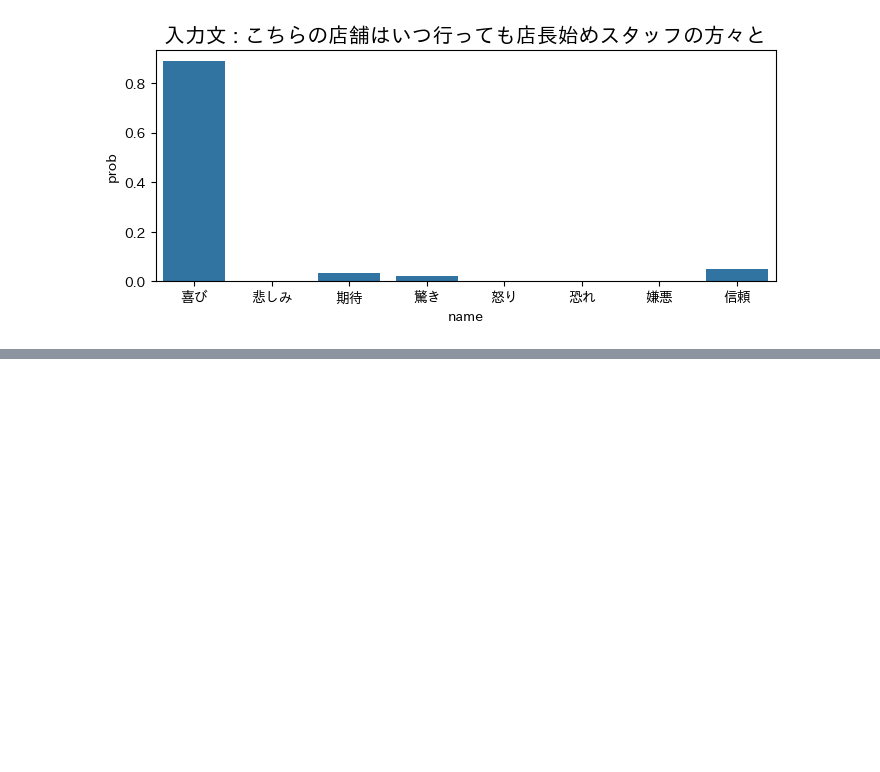
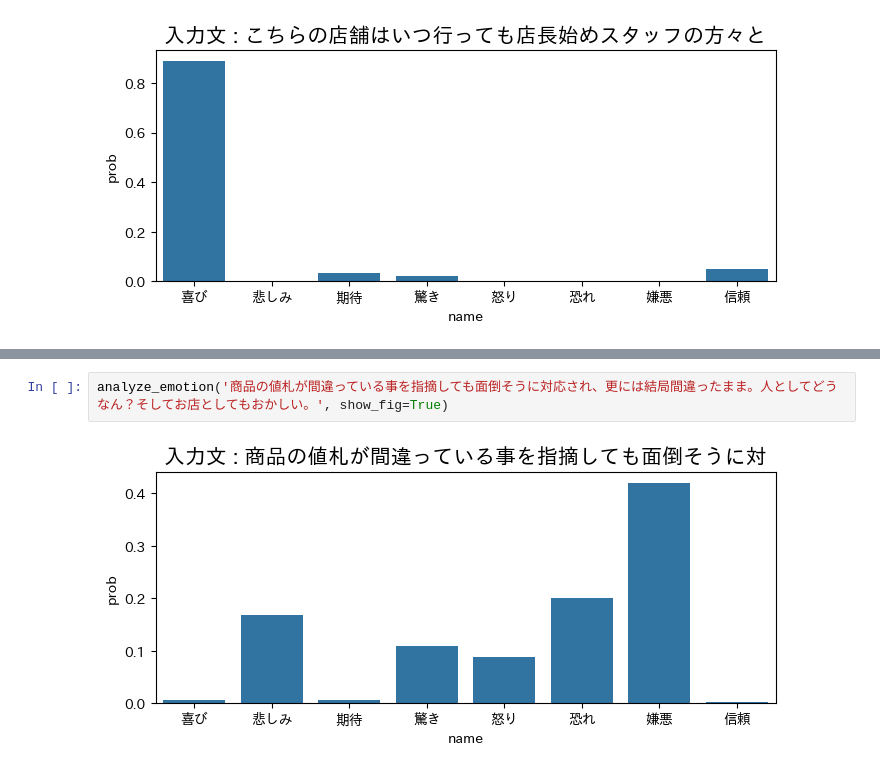
Before and after one commit to Kynea0b/demo-nlp, a Jupyter notebook: notebooks/8-emotions.ipynb, the cells around one changed output, grey strips where cells are left out. Cells and saved outputs as stored; diff of their text form; blank space fills up the shorter version.

```diff
--- a/notebooks/8-emotions.ipynb
+++ b/notebooks/8-emotions.ipynb
@@ -189,0 +198,4 @@ analyze_emotion('こちらの店舗はいつ行っても店長始めスタッフ
+# %%
+analyze_emotion('商品の値札が間違っている事を指摘しても面倒そうに対応され、更には結局間違ったまま。人としてどうなん？そしてお店としてもおかしい。', show_fig=True)
+# %% [output]
+[figure, added]
```
Also changed, not shown: parts of 4 cells of this notebook.
